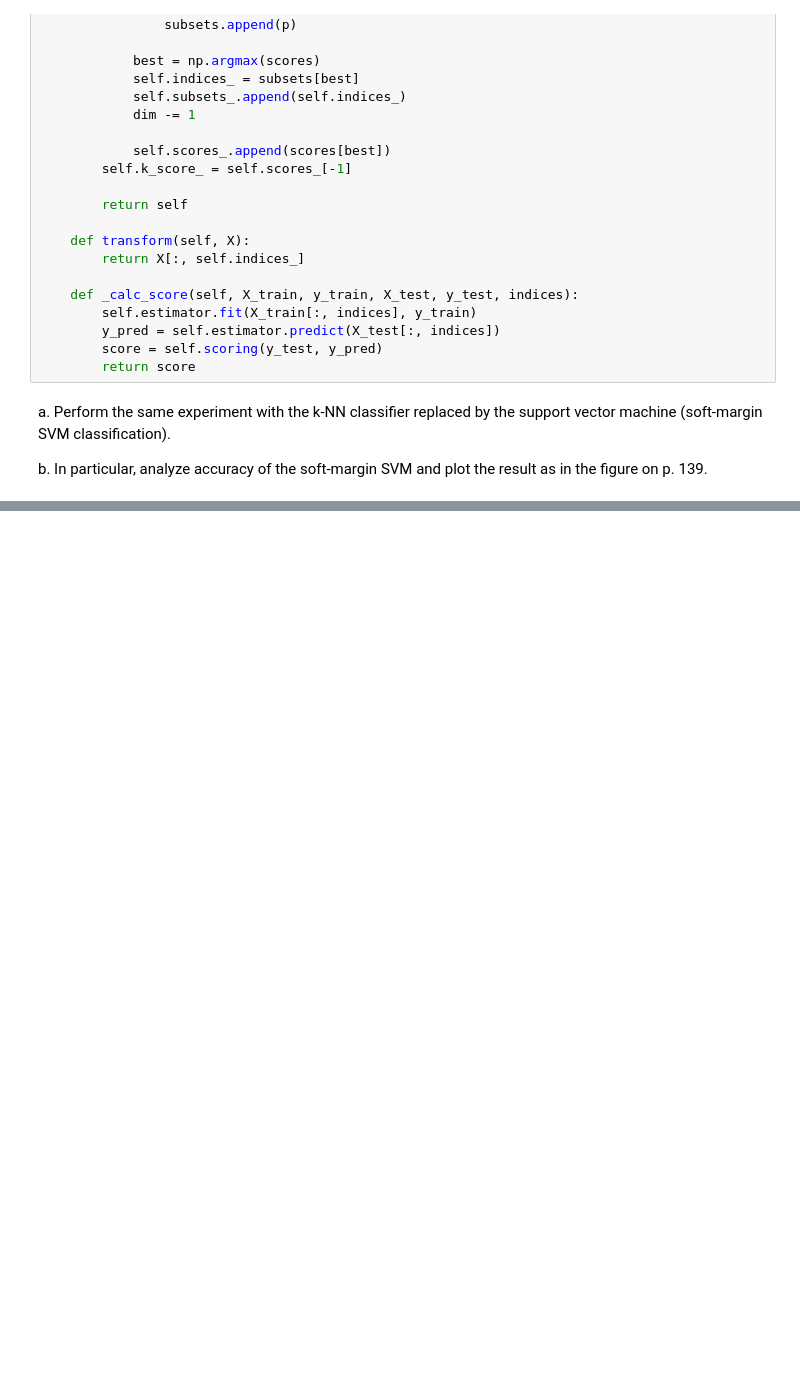
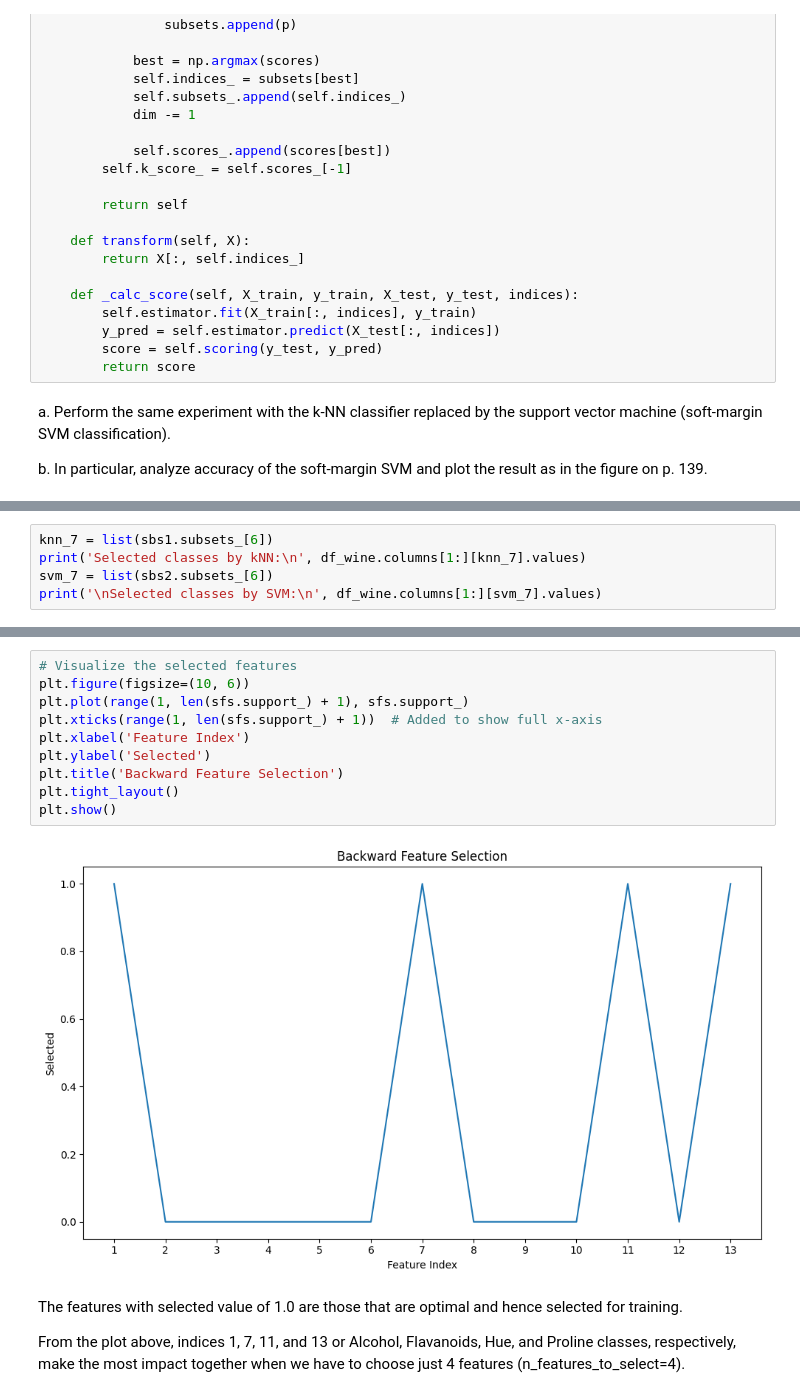
Before and after one commit to aayamrajshakya/Math_Fndn_of_Machine_Learning, a Jupyter notebook: HW6.ipynb, the cells around one changed output, grey strips where cells are left out. Saved outputs shown, nothing was run; the diff lists cells and outputs as text; blank space fills up the shorter version.

```diff
--- a/HW6.ipynb
+++ b/HW6.ipynb
@@ -160,0 +158,5 @@ logistic regression classifier for k_features = 1, 2, · · · , 13.
+# %%
+knn_7 = list(sbs1.subsets_[6])
+print('Selected classes by kNN:\n', df_wine.columns[1:][knn_7].values)
+svm_7 = list(sbs2.subsets_[6])
+print('\nSelected classes by SVM:\n', df_wine.columns[1:][svm_7].values)
@@ -160,0 +245,16 @@ logistic regression classifier for k_features = 1, 2, · · · , 13.
+# %%
+# Visualize the selected features
+plt.figure(figsize=(10, 6))
+plt.plot(range(1, len(sfs.support_) + 1), sfs.support_)
+plt.xticks(range(1, len(sfs.support_) + 1))  # Added to show full x-axis
+plt.xlabel('Feature Index')
+plt.ylabel('Selected')
+plt.title('Backward Feature Selection')
+plt.tight_layout()
+plt.show()
+# %% [output]
+[figure, added]
+# %% [markdown]
+The features with selected value of 1.0 are those that are optimal and hence selected for training.
+
+From the plot above, indices 1, 7, 11, and 13 or Alcohol, Flavanoids, Hue, and Proline classes, respectively, make the most impact together when we have to choose just 4 features (n_features_to_select=4).
```
Also changed, not shown: parts of 18 cells of this notebook.
